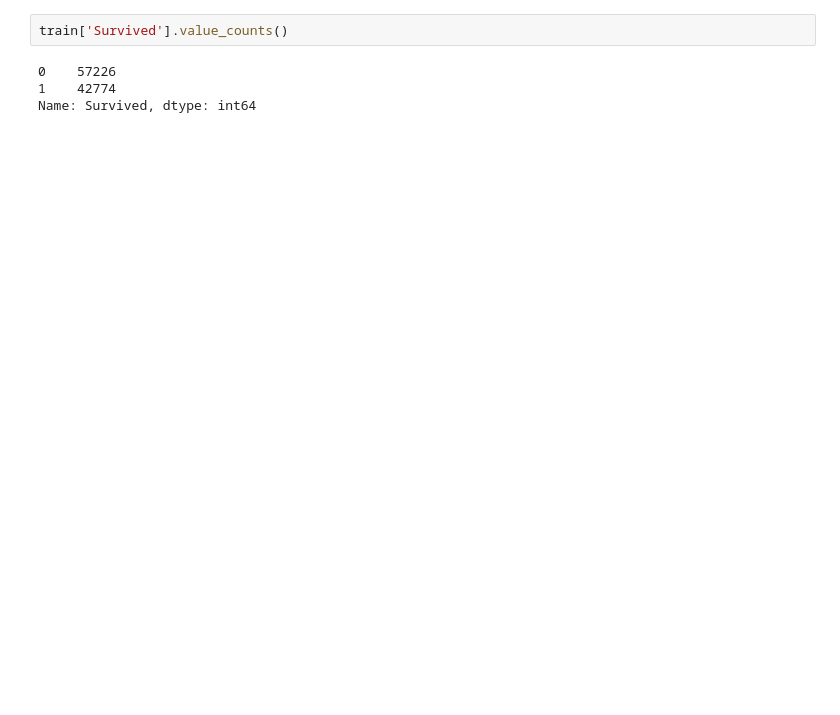
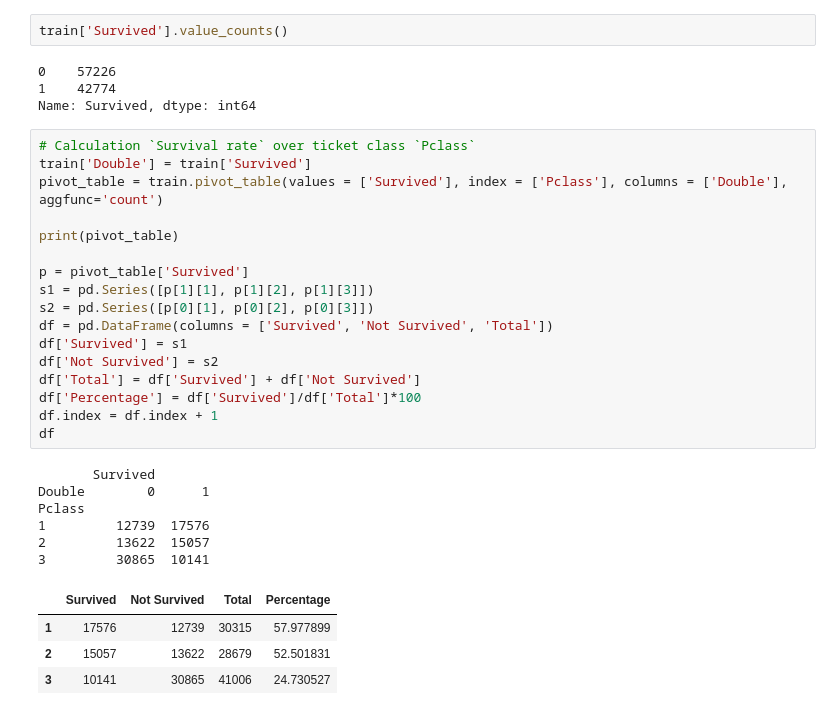
Before and after one commit to oduginov/ml-intro, a Jupyter notebook: 2_data_exploration/eda.ipynb, the cells around one changed output. Drawn from its saved outputs; the diff is of its cells as text; blank space fills up the shorter version.

```diff
--- a/2_data_exploration/eda.ipynb
+++ b/2_data_exploration/eda.ipynb
@@ -712,3 +752,31 @@ train['Survived'].value_counts()
 0    57226
 1    42774
 Name: Survived, dtype: int64
+# %%
+# Calculation `Survival rate` over ticket class `Pclass`
+train['Double'] = train['Survived']
+pivot_table = train.pivot_table(values = ['Survived'], index = ['Pclass'], columns = ['Double'], aggfunc='count')
+
+print(pivot_table)
+
+p = pivot_table['Survived']
+s1 = pd.Series([p[1][1], p[1][2], p[1][3]])
+s2 = pd.Series([p[0][1], p[0][2], p[0][3]])
+df = pd.DataFrame(columns = ['Survived', 'Not Survived', 'Total'])
+df['Survived'] = s1
+df['Not Survived'] = s2
+df['Total'] = df['Survived'] + df['Not Survived']
+df['Percentage'] = df['Survived']/df['Total']*100
+df.index = df.index + 1
+df
+# %% [output]
+       Survived
+Double        0      1
+Pclass
+1         12739  17576
+2         13622  15057
+3         30865  10141
+|  | Survived | Not Survived | Total | Percentage |
+| 1 | 17576 | 12739 | 30315 | 57.977899 |
+| 2 | 15057 | 13622 | 28679 | 52.501831 |
+| 3 | 10141 | 30865 | 41006 | 24.730527 |
```
Also changed, not shown: parts of 19 cells of this notebook.
